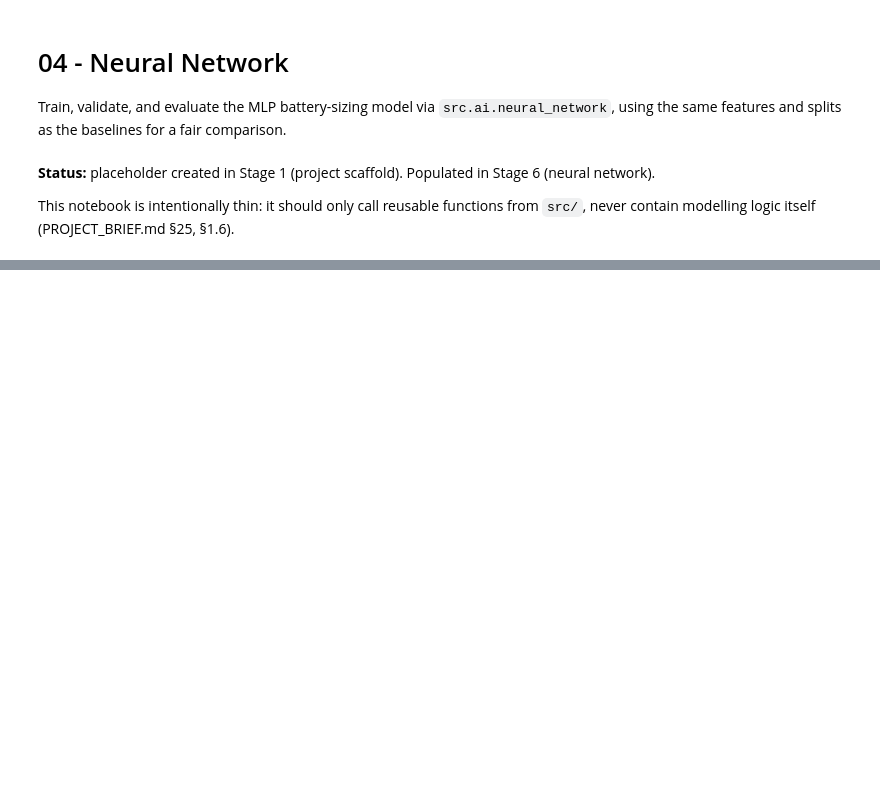
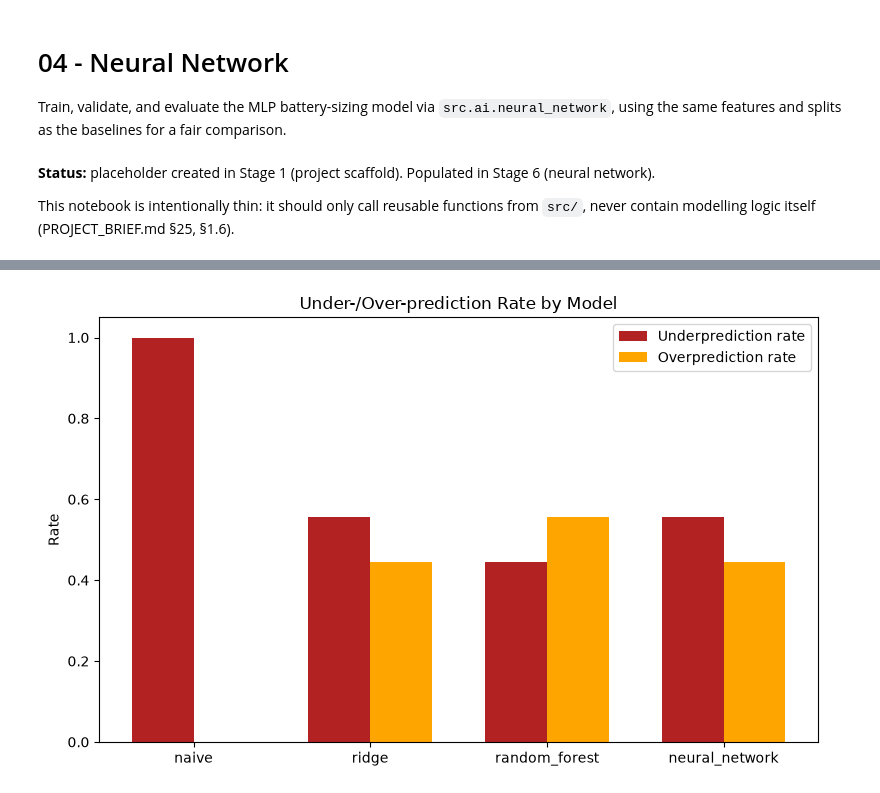
Before and after one commit to sulhos/Leonardo-Assignment, a Jupyter notebook: notebooks/04_neural_network.ipynb, the cells around one changed output, grey strips where cells are left out. Cells and saved outputs as stored; diff of their text form; code cells hidden in the pictures; blank space fills up the shorter version.

```diff
--- a/notebooks/04_neural_network.ipynb
+++ b/notebooks/04_neural_network.ipynb
@@ -61,0 +245,5 @@ if str(PROJECT_ROOT) not in sys.path:
+# %%
+fig = plot_over_under_prediction_rates(operational_dicts)
+save_figure(fig, FIGURES_DIR / "23_over_under_prediction.png")
+# %% [output]
+[figure, added]
```
Also changed, not shown: parts of 20 cells of this notebook, 11 other files.
